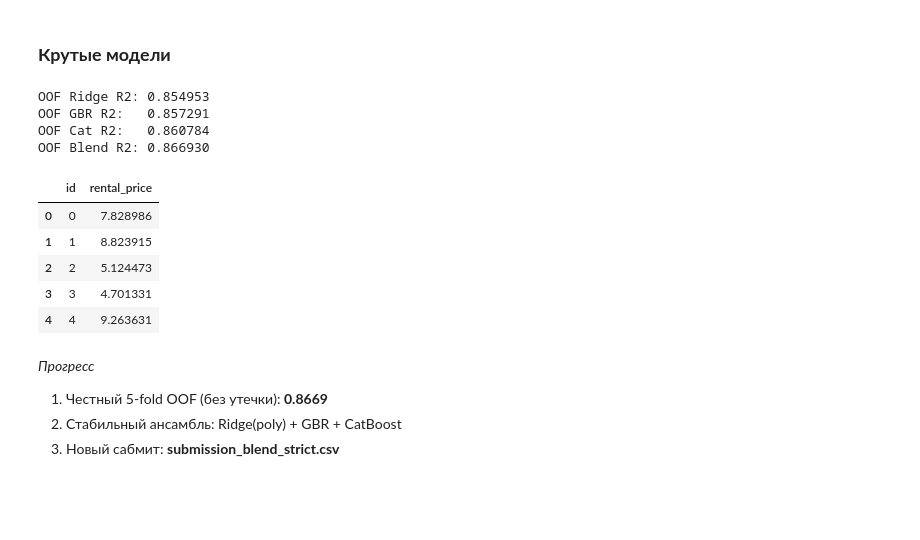
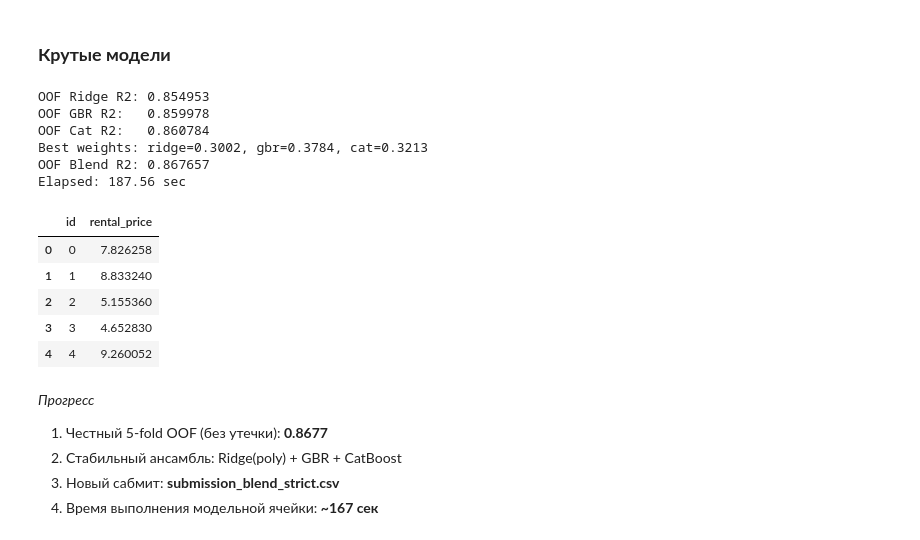
Before and after one commit to Gusar52/scooter-price, a Jupyter notebook: scooter.ipynb, the cells around one changed output. Cells and saved outputs as stored; diff of their text form; code cells hidden in the pictures; blank space fills up the shorter version.

```diff
--- a/scooter.ipynb
+++ b/scooter.ipynb
@@ -195,6 +195,7 @@ from sklearn.ensemble import GradientBoostingRegressor
 from sklearn.metrics import r2_score
 from catboost import CatBoostRegressor
 import numpy as np
+import time
 
 
 def make_features_v2(df):
@@ -207,6 +208,7 @@ def make_features_v2(df):
     df['avg_x_dist'] = df['avg_price_last_week'] * df['distance_km']
     df['avg_x_duration'] = df['avg_price_last_week'] * df['trip_duration_min']
     df['speed_x_weather'] = df['speed'] * df['weather_rating']
+
     return df
 
 
@@ -216,6 +218,7 @@ test_f = make_features_v2(test)
 y = train_f['rental_price'].values
 X = train_f.drop(columns=['rental_price', 'id']).copy()
 X_sub = test_f.drop(columns=['id']).copy()
+start_time = time.time()
 
 cat_cols = X.select_dtypes(include=['object', 'string']).columns.tolist()
 num_cols = [c for c in X.columns if c not in cat_cols]
@@ -259,7 +262,6 @@ for tr, va in kf.split(X):
     X_tr, X_va = X.iloc[tr], X.iloc[va]
     y_tr = y[tr]
 
-    # Ridge + polynomial interactions
     m_ridge = Pipeline([
         ('pre', pre),
         ('model', Ridge(alpha=3.0, random_state=42))
@@ -268,23 +270,23 @@ for tr, va in kf.split(X):
     oof_ridge[va] = m_ridge.predict(X_va)
     pred_ridge += m_ridge.predict(X_sub) / kf.n_splits
 
-    # Gradient Boosting
     m_gbr = Pipeline([
         ('pre', pre),
         ('model', GradientBoostingRegressor(
             random_state=42,
-            n_estimators=700,
+            n_estimators=900,
             learning_rate=0.03,
-            max_depth=3
+            max_depth=3,
+            min_samples_leaf=5,
+            subsample=0.9
         ))
     ])
     m_gbr.fit(X_tr, y_tr)
     oof_gbr[va] = m_gbr.predict(X_va)
     pred_gbr += m_gbr.predict(X_sub) / kf.n_splits
 
-    # CatBoost with native categorical processing
     m_cat = CatBoostRegressor(
-        iterations=600,
+        iterations=900,
         learning_rate=0.04,
         depth=7,
         l2_leaf_reg=6,
@@ -293,45 +295,61 @@ for tr, va in kf.split(X):
         verbose=False
     )
     m_cat.fit(
         X_cat_full.iloc[tr],
         y_tr,
         cat_features=cat_cols,
         eval_set=(X_cat_full.iloc[va], y[va]),
         use_best_model=True,
         early_stopping_rounds=80
     )
     oof_cat[va] = m_cat.predict(X_cat_full.iloc[va])
     pred_cat += m_cat.predict(X_sub_cat) / kf.n_splits
 
 print(f'OOF Ridge R2: {r2_score(y, oof_ridge):.6f}')
 print(f'OOF GBR R2:   {r2_score(y, oof_gbr):.6f}')
 print(f'OOF Cat R2:   {r2_score(y, oof_cat):.6f}')
 
-# Fixed blend weights from OOF search
-w_ridge, w_gbr, w_cat = 0.326, 0.316, 0.358
+rng = np.random.default_rng(42)
+best_r2 = -1.0
+best_w = None
+for _ in range(50000):
+    w = rng.random(3)
+    w = w / w.sum()
+    blend_tmp = w[0] * oof_ridge + w[1] * oof_gbr + w[2] * oof_cat
+    score = r2_score(y, blend_tmp)
+    if score > best_r2:
+        best_r2 = score
+        best_w = w
+
+w_ridge, w_gbr, w_cat = best_w
+print(f'Best weights: ridge={w_ridge:.4f}, gbr={w_gbr:.4f}, cat={w_cat:.4f}')
 oof_blend = w_ridge * oof_ridge + w_gbr * oof_gbr + w_cat * oof_cat
 print(f'OOF Blend R2: {r2_score(y, oof_blend):.6f}')
 
 pred_blend = w_ridge * pred_ridge + w_gbr * pred_gbr + w_cat * pred_cat
 submission = pd.DataFrame({
     'id': test['id'],
     'rental_price': np.clip(pred_blend, 0.5, None)
 })
-submission.to_csv('submission_blend_strict.csv', index=False)
+submission.to_csv('submission', index=False)
+print(f'Elapsed: {time.time() - start_time:.2f} sec')
 submission.head()
 # %% [output]
 OOF Ridge R2: 0.854953
-OOF GBR R2:   0.857291
+OOF GBR R2:   0.859978
 OOF Cat R2:   0.860784
-OOF Blend R2: 0.866930
+Best weights: ridge=0.3002, gbr=0.3784, cat=0.3213
+OOF Blend R2: 0.867657
+Elapsed: 187.56 sec
 |  | id | rental_price |
-| 0 | 0 | 7.828986 |
-| 1 | 1 | 8.823915 |
-| 2 | 2 | 5.124473 |
-| 3 | 3 | 4.701331 |
-| 4 | 4 | 9.263631 |
+| 0 | 0 | 7.826258 |
+| 1 | 1 | 8.833240 |
+| 2 | 2 | 5.155360 |
+| 3 | 3 | 4.652830 |
+| 4 | 4 | 9.260052 |
 # %% [markdown]
 _Прогресс_
-1. Честный 5-fold OOF (без утечки): **0.8669**
+1. Честный 5-fold OOF (без утечки): **0.8677**
 2. Стабильный ансамбль: Ridge(poly) + GBR + CatBoost
 3. Новый сабмит: **submission_blend_strict.csv**
+4. Время выполнения модельной ячейки: **~167 сек**
```
Also changed, not shown: 10 other files.
